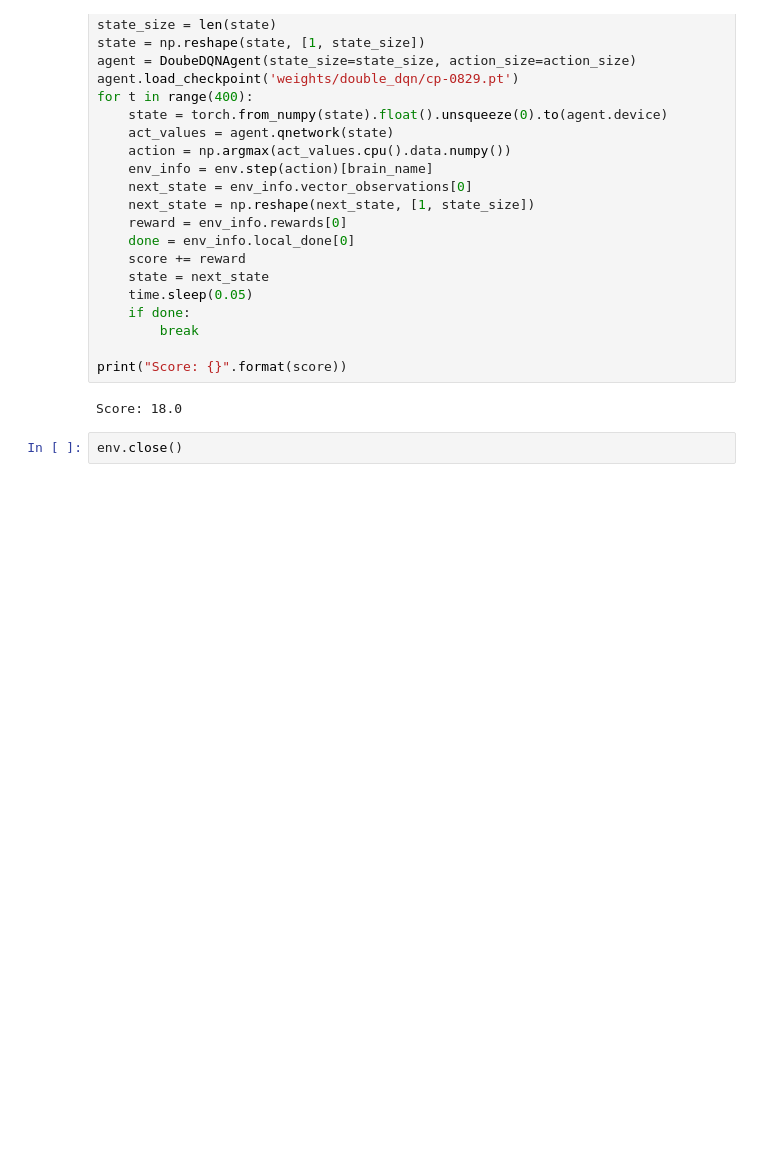
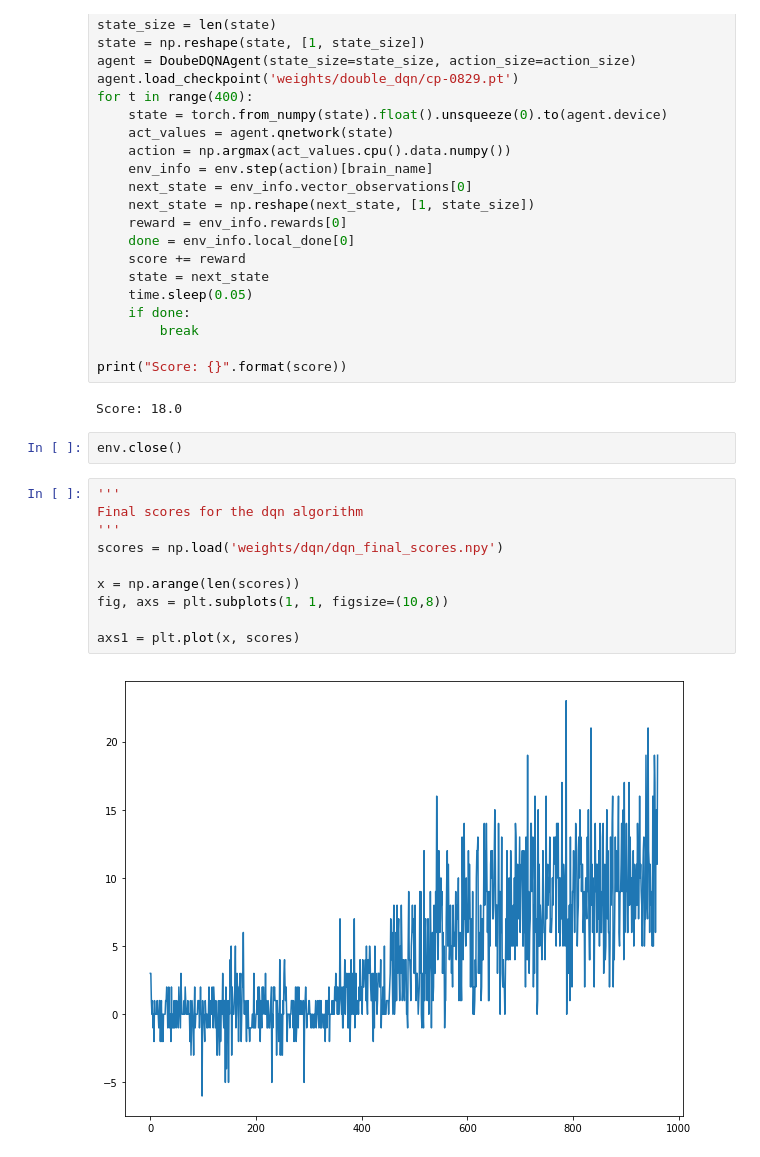
Before and after one commit to JonasLeininger/deep-q-network-banana-navigation, a Jupyter notebook: unity_banana_navigation.ipynb, the cells around one changed output. Drawn from its saved outputs; the diff is of its cells as text; blank space fills up the shorter version.

Commit message:
run agents with saved weights in jupyter notebook and plot the scores for both agents

```diff
--- a/unity_banana_navigation.ipynb
+++ b/unity_banana_navigation.ipynb
@@ -216,3 +223,15 @@ print("Score: {}".format(score))
 Score: 18.0
 # %%
 env.close()
+# %%
+'''
+Final scores for the dqn algorithm
+'''
+scores = np.load('weights/dqn/dqn_final_scores.npy')
+
+x = np.arange(len(scores))
+fig, axs = plt.subplots(1, 1, figsize=(10,8))
+
+axs1 = plt.plot(x, scores)
+# %% [output]
+[figure, added]
```
Also changed, not shown: parts of 4 cells of this notebook.
